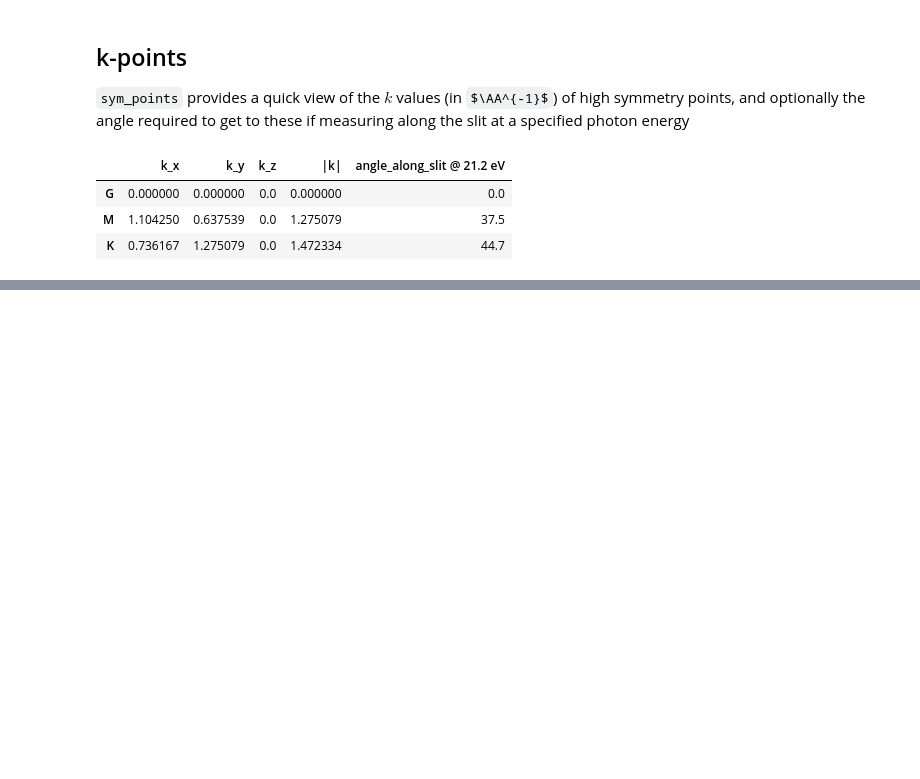
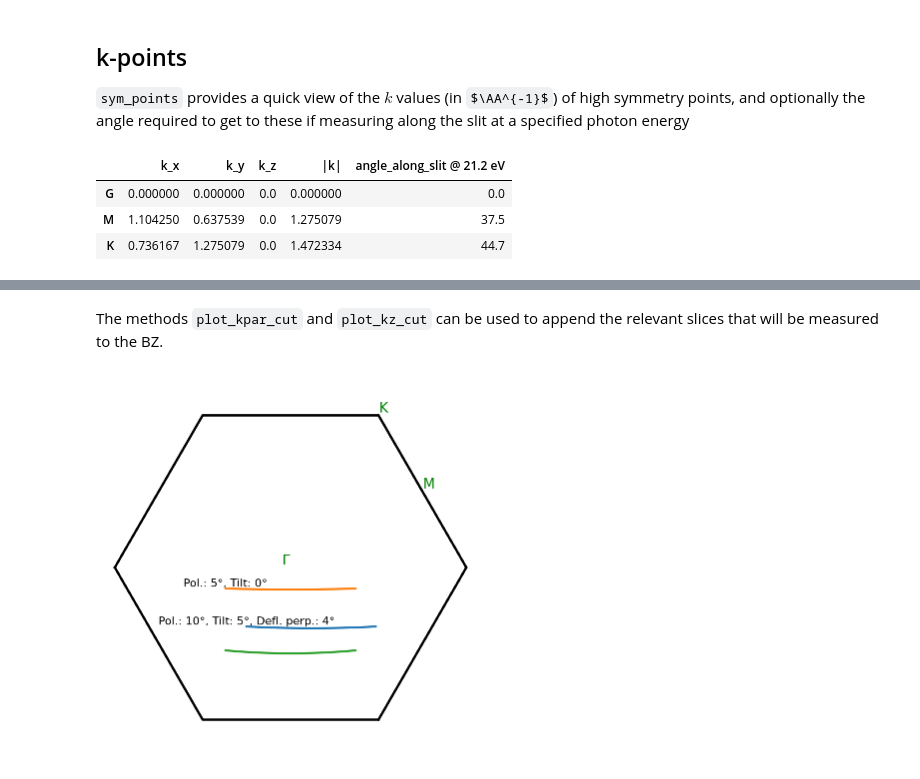
Before and after one commit to phrgab/peaks, a Jupyter notebook: tutorials/5_structure_BZs.ipynb, the cells around one changed output, grey strips where cells are left out. Cells and saved outputs as stored; diff of their text form; code cells hidden in the pictures; some formulas as TeX source; blank space fills up the shorter version.

Commit message:
add methods for extracting and plotting cut along slit

```diff
--- a/tutorials/5_structure_BZs.ipynb
+++ b/tutorials/5_structure_BZs.ipynb
@@ -132,0 +117,10 @@ Then need a couple of cut planner methods
+# %% [markdown]
+The methods `plot_kpar_cut` and `plot_kz_cut` can be used to append the relevant slices that will be measured to the BZ.
+# %%
+plot_bz(atoms, surface=(0,0,1))
+ax = plt.gca()
+pks.plot_kpar_cut(polar=10, defl_perp=4, tilt=5, ax=ax)
+pks.plot_kpar_cut(polar=5, ax=ax)
+pks.plot_kpar_cut(polar=20, ax=ax, label_cut=False)
+# %% [output]
+[figure, added]
```
Also changed, not shown: parts of 4 cells of this notebook, 5 other files.
